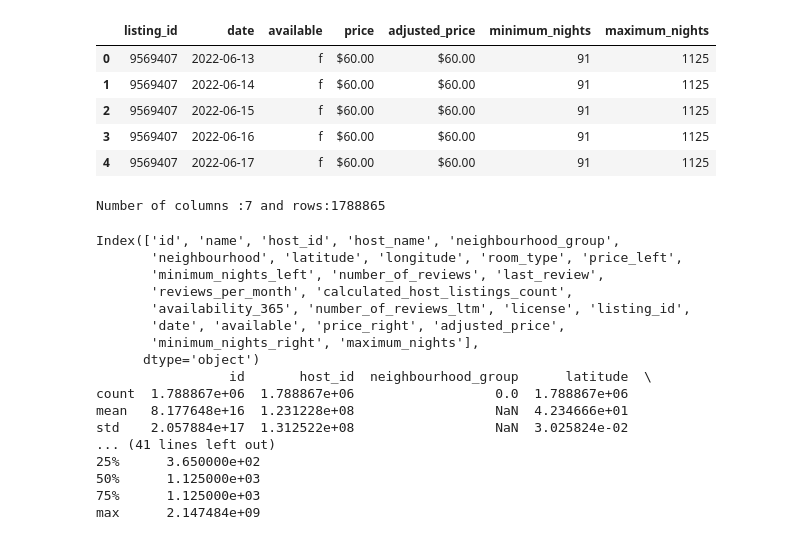
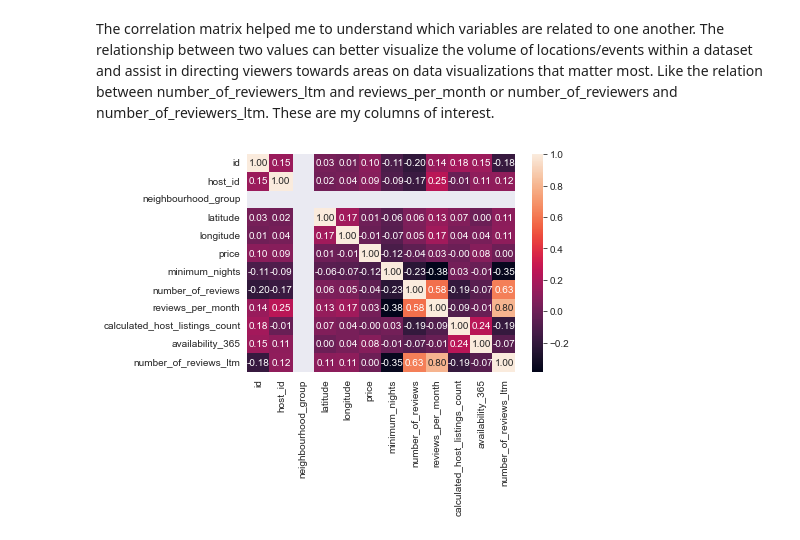
Before and after one commit to rezmos/airbnb-data-analysis, a Jupyter notebook: airbnb_boston_data_predict.ipynb, the cells around one changed output. Drawn from its saved outputs; the diff is of its cells as text; code cells hidden in the pictures.

```diff
--- a/airbnb_boston_data_predict.ipynb
+++ b/airbnb_boston_data_predict.ipynb
@@ -1,53 +25,6 @@
+# %% [markdown]
+The correlation matrix helped me to understand which variables are related to one another. The relationship between two values can better visualize the volume of locations/events within a dataset and assist in directing viewers towards areas on data visualizations that matter most. Like the relation between number_of_reviewers_ltm and reviews_per_month or number_of_reviewers and number_of_reviewers_ltm. These are my columns of interest.
 # %%
-df_listings.hist()
 sns.heatmap(df_listings.corr(), annot=True, fmt=".2f");
+# %% [output]
+[figure, added]
-# %%
-
-import numpy as np
-import pandas as pd
-import matplotlib.pyplot as plt
-from sklearn.linear_model import LinearRegression
-from sklearn.model_selection import train_test_split
-from sklearn.metrics import r2_score, mean_squared_error
-import seaborn as sns
-# let's take a look of Airbnb boston dataset (reviews)
-df_calendar = pd.read_csv('calendar.csv')
-df_listings = pd.read_csv('listings.csv')
-df_calendar.head()
-# %% [output]
-|  | listing_id | date | available | price | adjusted_price | minimum_nights | maximum_nights |
-| 0 | 9569407 | 2022-06-13 | f | $60.00 | $60.00 | 91 | 1125 |
-| 1 | 9569407 | 2022-06-14 | f | $60.00 | $60.00 | 91 | 1125 |
-| 2 | 9569407 | 2022-06-15 | f | $60.00 | $60.00 | 91 | 1125 |
-| 3 | 9569407 | 2022-06-16 | f | $60.00 | $60.00 | 91 | 1125 |
-| 4 | 9569407 | 2022-06-17 | f | $60.00 | $60.00 | 91 | 1125 |
-# %%
-num_rows = df_calendar.shape[0]
-num_col = df_calendar.shape[1]
-print ("Number of columns :{} and rows:{} ".format(num_col, num_rows))
-# %% [output]
-Number of columns :7 and rows:1788865
-# %%
-
-df_calendar_per_listing = pd.merge( df_listings, df_calendar,  left_on='id',right_on='listing_id',how='outer',suffixes=('_left','_right'))
-
-print (df_calendar_per_listing.columns)
-print (df_calendar_per_listing.describe())
-# %% [output]
-Index(['id', 'name', 'host_id', 'host_name', 'neighbourhood_group',
-       'neighbourhood', 'latitude', 'longitude', 'room_type', 'price_left',
-       'minimum_nights_left', 'number_of_reviews', 'last_review',
-       'reviews_per_month', 'calculated_host_listings_count',
-       'availability_365', 'number_of_reviews_ltm', 'license', 'listing_id',
-       'date', 'available', 'price_right', 'adjusted_price',
-       'minimum_nights_right', 'maximum_nights'],
-      dtype='object')
-                 id       host_id  neighbourhood_group      latitude  \
-count  1.788867e+06  1.788867e+06                  0.0  1.788867e+06
-mean   8.177648e+16  1.231228e+08                  NaN  4.234666e+01
-std    2.057884e+17  1.312522e+08                  NaN  3.025824e-02
-... (41 lines left out)
-25%      3.650000e+02
-50%      1.125000e+03
-75%      1.125000e+03
-max      2.147484e+09
```
Also changed, not shown: parts of 7 cells of this notebook, 1 other file.
